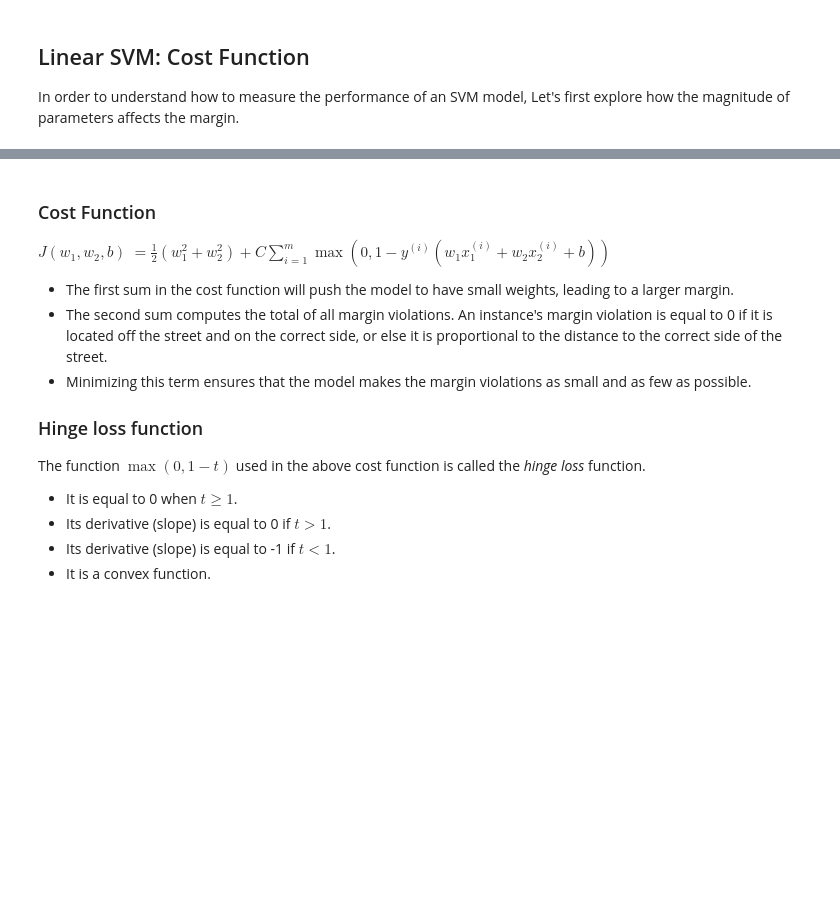
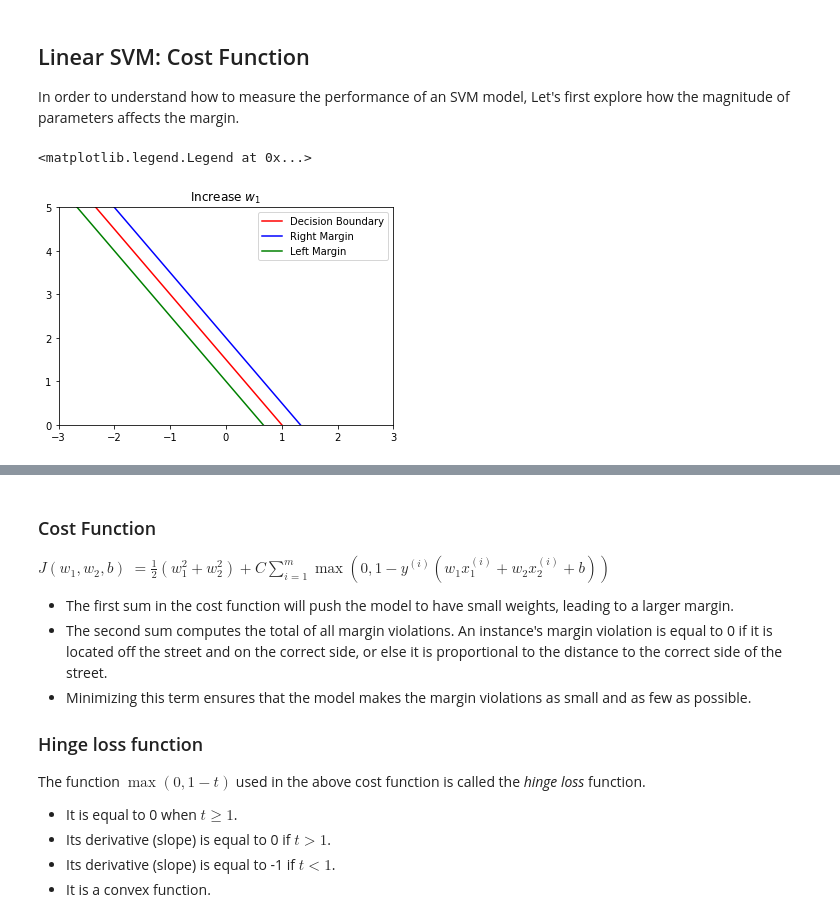
Before and after one commit to ch00226855/CMP414765Spring2021, a Jupyter notebook: Week08_SupportVectorMachine.ipynb, the cells around one changed output, grey strips where cells are left out. Drawn from its saved outputs; the diff is of its cells as text; code cells hidden in the pictures; blank space fills up the shorter version.

```diff
--- a/Week08_SupportVectorMachine.ipynb
+++ b/Week08_SupportVectorMachine.ipynb
@@ -137,24 +161,31 @@ plt.legend()
 ## Linear SVM: Cost Function
 In order to understand how to measure the performance of an SVM model, Let's first explore how the magnitude of parameters affects the margin.
 # %%
-# In the previous model, increase w1 from 1 to 2,
+# In the previous model, increase w1 from 1 to 3,
 # and plot the new decision margin.
 # lines are: 2 * x1 + 2 * x2 - 3 = (0, 1, -1)
 
-w1, w2, b = 2, 2, -3
+w1, w2, b = 3, 2, -3
 x1_coordinates = np.array([-5, 5])
 # plot w1 * x1 + w2 * x2 + b = 0
-
+x2_coordinates = (-w1/w2) * x1_coordinates - b / w2
+plt.plot(x1_coordinates, x2_coordinates, 'r', label="Decision Boundary")
 
 # plot w1 * x1 + w2 *x2 + b = 1
-
+x2_coordinates = (-w1 * x1_coordinates - b + 1) / w2
+plt.plot(x1_coordinates, x2_coordinates, 'b', label="Right Margin")
 
 # plot w1 * x1 + w2 *x2 + b = -1
+x2_coordinates = (-w1 * x1_coordinates - b - 1) / w2
+plt.plot(x1_coordinates, x2_coordinates, 'g', label="Left Margin")
 
 plt.title(r"Increase $w_1$")
 plt.xlim([-3, 3])
 plt.ylim([0, 5])
 plt.legend()
+# %% [output]
+<matplotlib.legend.Legend at 0x...>
+[figure, added]
 # %%
 # Decrease w2 from 2 to 1 from the original model,
 # and plot the new decision margin.
```
Also changed, not shown: parts of 8 cells of this notebook.
